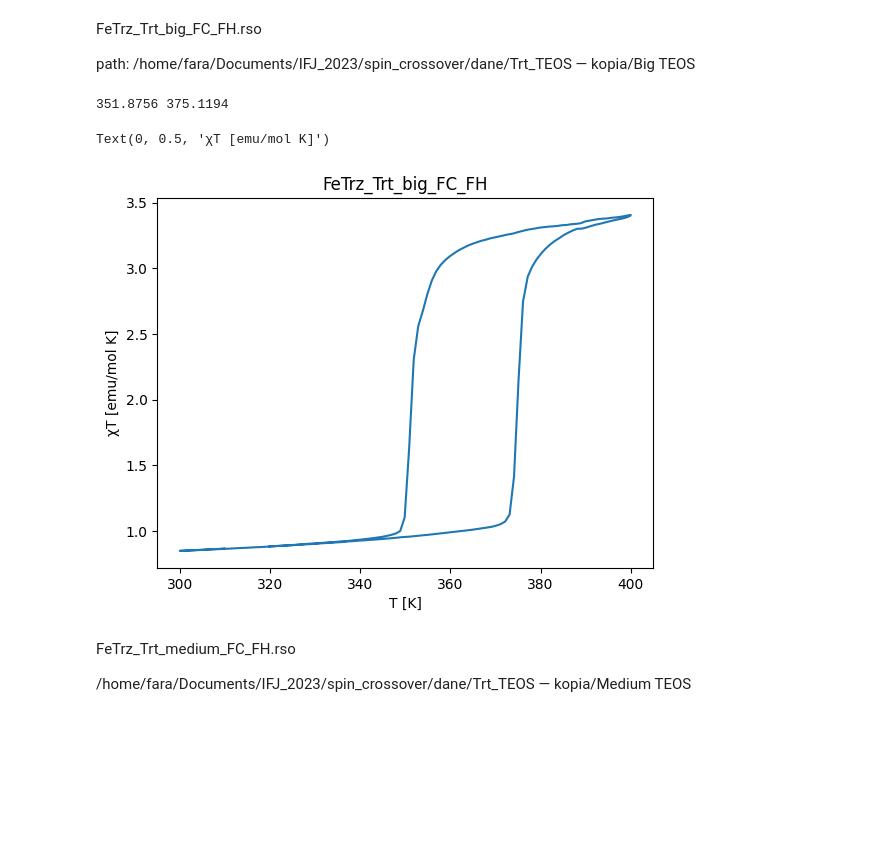
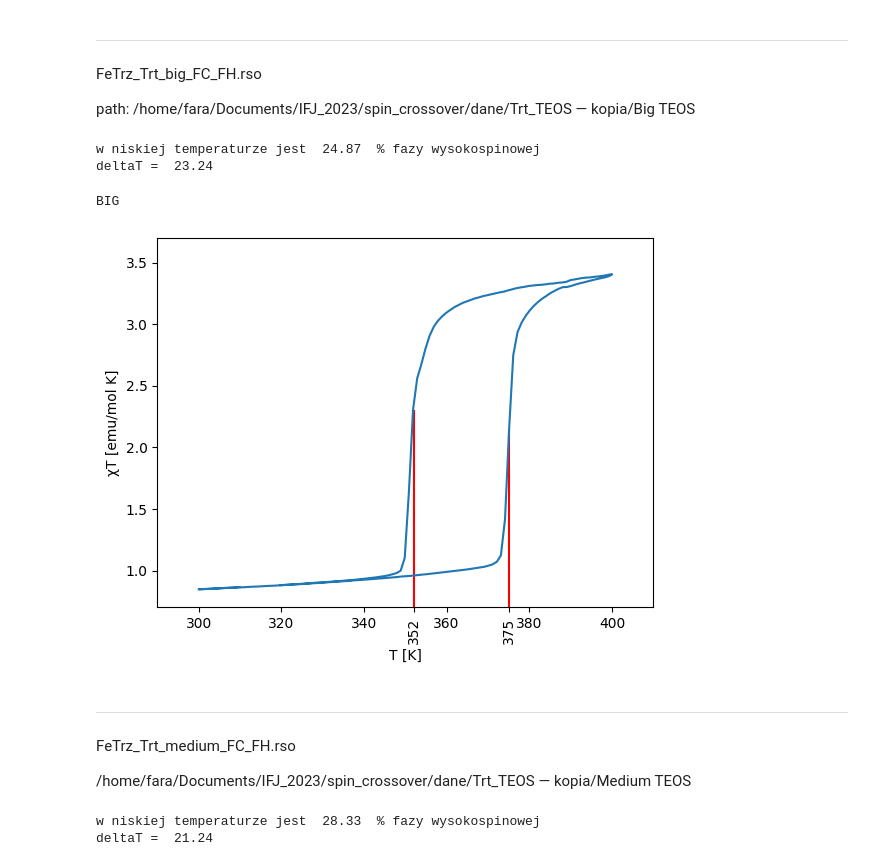
Before and after one commit to juslon73/IFJ_2023, a Jupyter notebook: spin_crossover/dane/spin_crossover.ipynb, the cells around one changed output. Cells and saved outputs as stored; diff of their text form; code cells hidden in the pictures; blank space fills up the shorter version.

Commit message:
poprawiona funkcja plotting i liczenie parametrów ΔT i % dla 4 zestawów danych

```diff
--- a/spin_crossover/dane/spin_crossover.ipynb
+++ b/spin_crossover/dane/spin_crossover.ipynb
@@ -40,4 +40,29 @@ def get_trans_temp(xT, T):          #arguments have to be already cleaned
 
     closest_index_up = min(range(0, half_len_xT), key=lambda j: abs(xT[j] - spin_half))
     # print(spin_half, half_len_xT, closest_index_down, closest_index_up)
-    return T[closest_index_down], T[closest_index_up]
+    return T[closest_index_down], T[closest_index_up], xT[closest_index_down], xT[closest_index_up]
+# %%
+def plotting(tem_up, tem_down, T, xT, x_up, x_down):
+    tem_down = round(tem_down)
+    tem_up = round(tem_up)
+    fig, ax = plt.subplots(1, 1)
+
+    # Plotting the stems for valid indices
+    ax.stem(tem_down, x_down, 'r', markerfmt="r ")
+    ax.stem(tem_up, x_up, 'r', markerfmt="r ")
+
+    # Plot the line
+    ax.plot(T, xT)
+
+    # Customize the plot using ax
+    # ax.set_title('FeTrz_Trt_big_FC_FH')
+    ax.set_ylim(0.7, 3.7)
+    ax.set_xlim(290, 410)
+    ax.set_xlabel('T [K]')
+    ax.set_ylabel('χT [emu/mol K]')
+    ax.set_xticks(np.concatenate([[300, 320, 340, 360, 380, 400], [tem_down, tem_up]]))
+    ax.set_xticklabels(['300', '320', '340', '360', '380', '400'] + [str(tem_down), str(tem_up)])
+    ticks = ax.get_xticklabels()
+    ticks[-1].set_rotation(90)
+    ticks[-2].set_rotation(90)
+    plt.show()
@@ -44,4 +75,5 @@ def get_trans_temp(xT, T):          #arguments have to be already cleaned
 # %% [markdown]
+_____
 FeTrz_Trt_big_FC_FH.rso
 
 path: /home/fara/Documents/IFJ_2023/spin_crossover/dane/Trt_TEOS — kopia/Big TEOS
@@ -56,28 +88,21 @@ Trt_big_FC_FH_mass = calculate_molarmass(Trt_big_FC_FH_M, Trt_big_FC_FH_L_m, 100
 Trt_big_FC_FH_chiT, Trt_big_FC_FH_M = calculate_chiT(Trt_big_FC_FH_mass, Trt_big_FC_FH_L_m, Trt_big_FC_FH_H, Trt_big_FC_FH_T)
 Trt_big_FC_FH_chiT, Trt_big_FC_FH_T = clean_for_plot(Trt_big_FC_FH_chiT, Trt_big_FC_FH_T)
 
-# get_trans_temp(Trt_big_FC_FH_chiT, Trt_big_FC_FH_T)
+T_big_down, T_big_up, xT_big_down, xT_big_up = get_trans_temp(Trt_big_FC_FH_chiT, Trt_big_FC_FH_T)
 
-# Trt_big_FC_FH_chiT = Trt_big_FC_FH_chiT[1:]
-# print(Trt_big_FC_FH_chiT)
-# print(len(Trt_big_FC_FH_chiT), len(Trt_big_FC_FH_T))
 
-# print(get_trans_temp(Trt_big_FC_FH_chiT, Trt_big_FC_FH_T))
-T_down, T_up = get_trans_temp(Trt_big_FC_FH_chiT, Trt_big_FC_FH_T)
-# print(type(Trt_big_FC_FH_chiT), type(Trt_big_FC_FH_T))
-# Trt_big_FC_FH_T[idx_down]
-print(T_down, T_up)
+calculate_delta_temp(T_big_up, T_big_down, Trt_big_FC_FH_chiT)
 # %% [output]
-351.8756 375.1194
+w niskiej temperaturze jest  24.87  % fazy wysokospinowej
+deltaT =  23.24
-# %%
-plt.plot(Trt_big_FC_FH_T, Trt_big_FC_FH_chiT)
-plt.title('FeTrz_Trt_big_FC_FH')
-plt.xlabel('T [K]')
-plt.ylabel('χT [emu/mol K]')
-# %% [output]
-Text(0, 0.5, 'χT [emu/mol K]')
-[figure, removed]
+# %%
+print('BIG')
+plotting(T_big_up, T_big_down, Trt_big_FC_FH_T, Trt_big_FC_FH_chiT, xT_big_up, xT_big_down)
+# %% [output]
+BIG
+[figure, added]
 # %% [markdown]
+_____________________________________
 FeTrz_Trt_medium_FC_FH.rso
 
 /home/fara/Documents/IFJ_2023/spin_crossover/dane/Trt_TEOS — kopia/Medium TEOS
@@ -90,3 +115,10 @@ Trt_medium_FC_FH_mass = calculate_molarmass(Trt_medium_FC_FH_M, Trt_medium_FC_FH
 Trt_medium_FC_FH_chiT, Trt_medium_FC_FH_M = calculate_chiT(Trt_medium_FC_FH_mass, Trt_medium_FC_FH_L_m, Trt_medium_FC_FH_H, Trt_medium_FC_FH_T)
 
 Trt_medium_FC_FH_chiT, Trt_medium_FC_FH_T = clean_for_plot(Trt_medium_FC_FH_chiT, Trt_medium_FC_FH_T)
+
+T_medium_down, T_medium_up, xT_medium_down, xT_medium_up = get_trans_temp(Trt_medium_FC_FH_chiT, Trt_medium_FC_FH_T)
+
+calculate_delta_temp(T_medium_up, T_medium_down, Trt_medium_FC_FH_chiT)
+# %% [output]
+w niskiej temperaturze jest  28.33  % fazy wysokospinowej
+deltaT =  21.24
```
Also changed, not shown: parts of 9 cells of this notebook, 2 other files.
